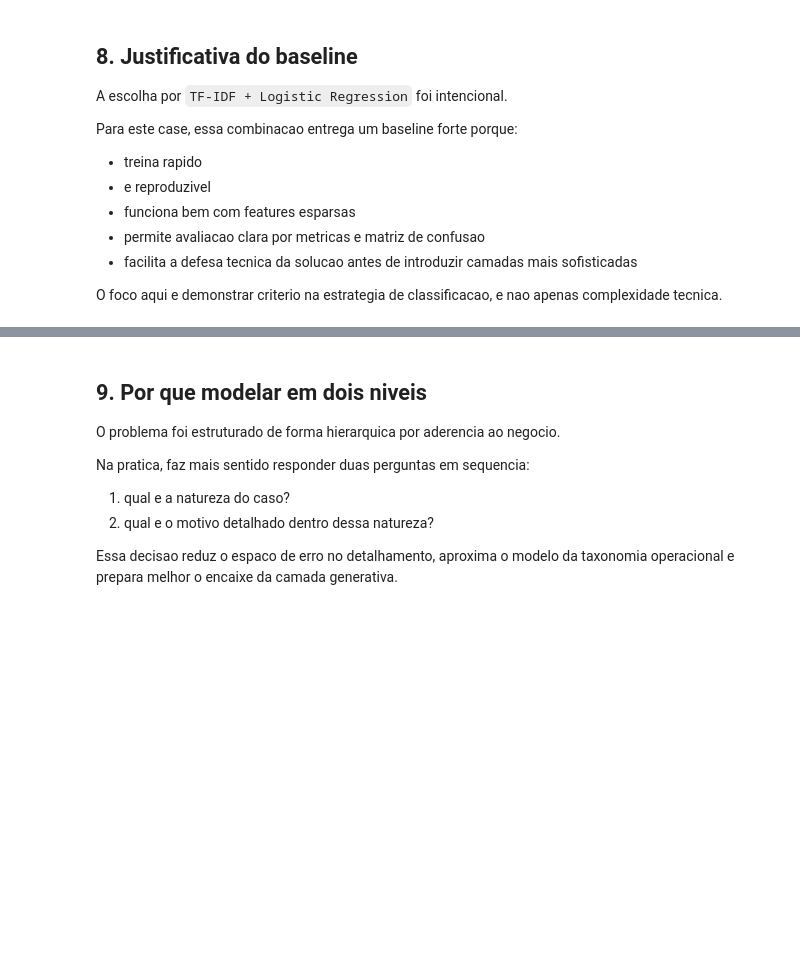
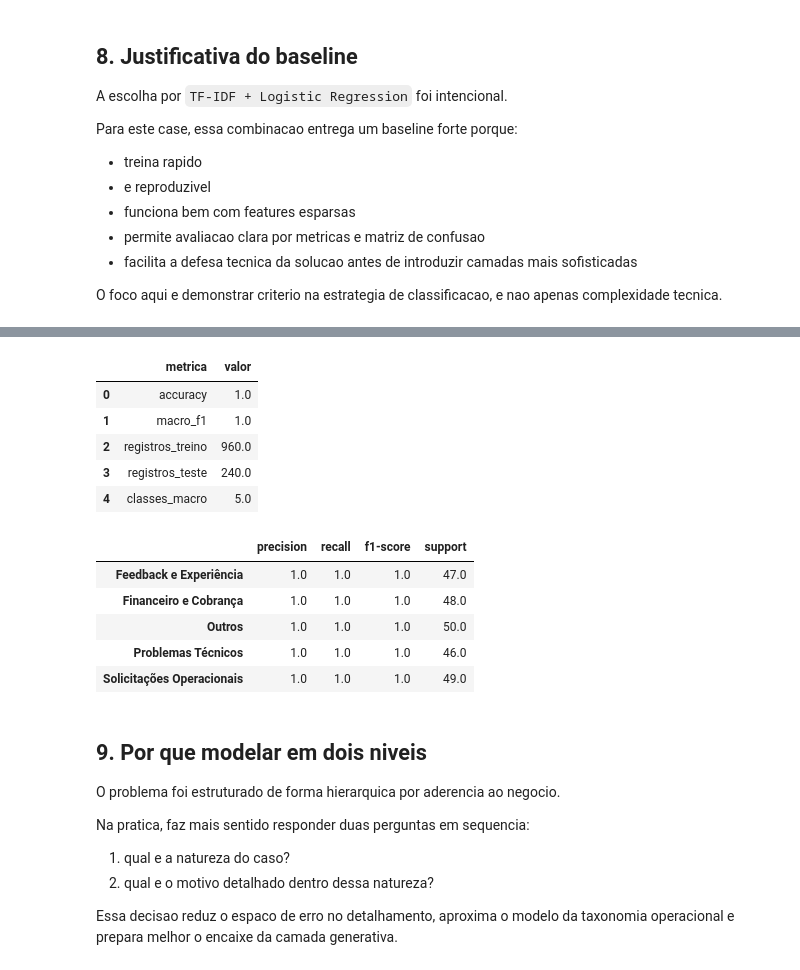
Before and after one commit to Sandoque/Lexi-Flow, a Jupyter notebook: notebooks/01_apendice_analitico_case.ipynb, the cells around one changed output, grey strips where cells are left out. Drawn from its saved outputs; the diff is of its cells as text; code cells hidden in the pictures; blank space fills up the shorter version.

```diff
--- a/notebooks/01_apendice_analitico_case.ipynb
+++ b/notebooks/01_apendice_analitico_case.ipynb
@@ -298,3 +338,69 @@ O foco aqui e demonstrar criterio na estrategia de classificacao, e nao apenas c
+# %%
+from sklearn.feature_extraction.text import TfidfVectorizer
+from sklearn.linear_model import LogisticRegression
+from sklearn.metrics import accuracy_score, classification_report, f1_score
+from sklearn.model_selection import train_test_split
+from sklearn.pipeline import Pipeline
+
+macro_df = df[["texto", "classe_macro"]].copy()
+macro_df["texto"] = macro_df["texto"].fillna("").astype(str).str.strip()
+macro_df["classe_macro"] = macro_df["classe_macro"].fillna("").astype(str).str.strip()
+macro_df = macro_df[(macro_df["texto"] != "") & (macro_df["classe_macro"] != "")].copy()
+
+X_train, X_test, y_train, y_test = train_test_split(
+    macro_df["texto"],
+    macro_df["classe_macro"],
+    test_size=0.2,
+    random_state=42,
+    stratify=macro_df["classe_macro"],
+)
+
+macro_baseline = Pipeline(
+    steps=[
+        ("tfidf", TfidfVectorizer(max_features=5000, ngram_range=(1, 2), strip_accents="unicode")),
+        ("classifier", LogisticRegression(max_iter=2000, solver="lbfgs", class_weight="balanced", random_state=42)),
+    ]
+)
+
+macro_baseline.fit(X_train, y_train)
+macro_predictions = macro_baseline.predict(X_test)
+
+macro_metrics = pd.DataFrame(
+    {
+        "metrica": ["accuracy", "macro_f1", "registros_treino", "registros_teste", "classes_macro"],
+        "valor": [
+            round(float(accuracy_score(y_test, macro_predictions)), 4),
+            round(float(f1_score(y_test, macro_predictions, average="macro", zero_division=0)), 4),
+            int(len(X_train)),
+            int(len(X_test)),
+            int(y_train.nunique()),
+        ],
+    }
+)
+
+macro_report = (
+    pd.DataFrame(classification_report(y_test, macro_predictions, output_dict=True, zero_division=0)).T
+    .drop(index=["accuracy", "macro avg", "weighted avg"], errors="ignore")
+    [["precision", "recall", "f1-score", "support"]]
+    .sort_values("f1-score", ascending=False)
+    .round(3)
+)
+
+display(macro_metrics)
+macro_report
+# %% [output]
+|  | metrica | valor |
+| 0 | accuracy | 1.0 |
+| 1 | macro_f1 | 1.0 |
+| 2 | registros_treino | 960.0 |
+| 3 | registros_teste | 240.0 |
+| 4 | classes_macro | 5.0 |
+|  | precision | recall | f1-score | support |
+| Feedback e Experiência | 1.0 | 1.0 | 1.0 | 47.0 |
+| Financeiro e Cobrança | 1.0 | 1.0 | 1.0 | 48.0 |
+| Outros | 1.0 | 1.0 | 1.0 | 50.0 |
+| Problemas Técnicos | 1.0 | 1.0 | 1.0 | 46.0 |
+| Solicitações Operacionais | 1.0 | 1.0 | 1.0 | 49.0 |
 # %% [markdown]
 ## 9. Por que modelar em dois niveis
 
```
Also changed, not shown: parts of 6 cells of this notebook.
